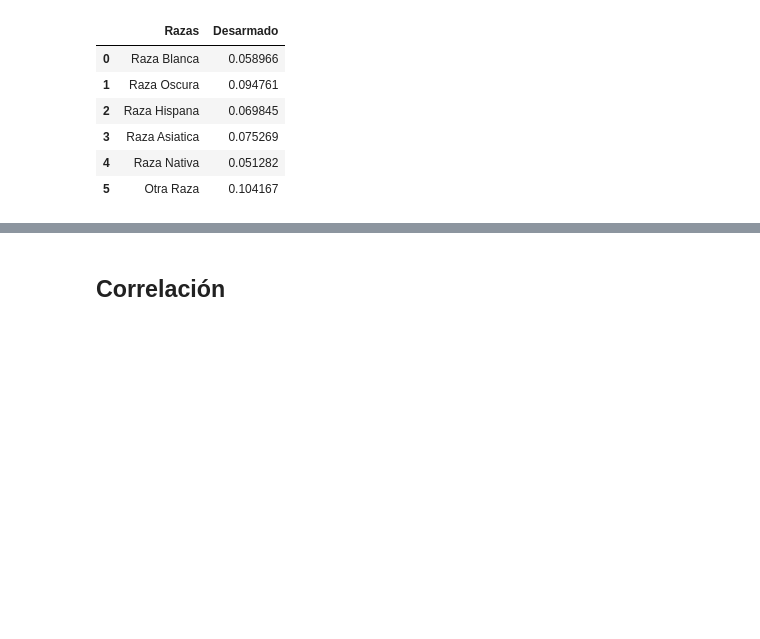
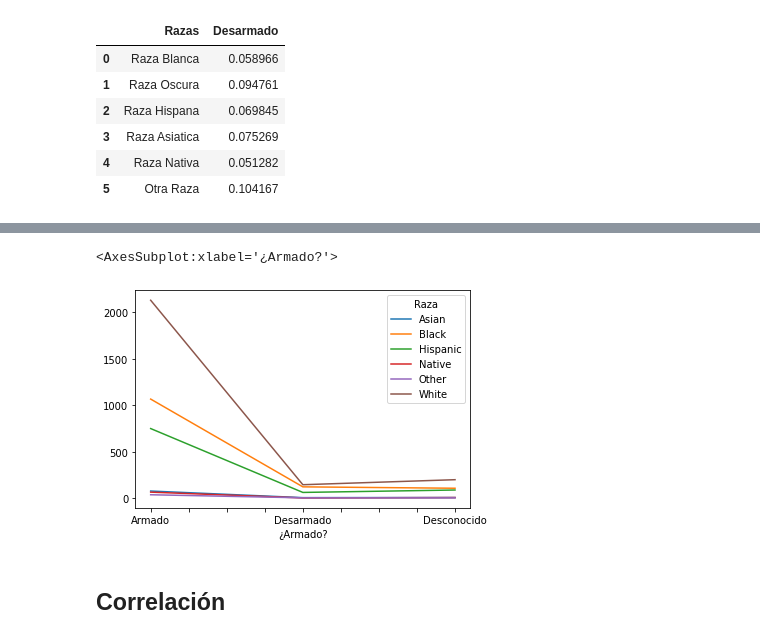
Before and after one commit to EmmanuelGalvan/MineriaDatos, a Jupyter notebook: Archivos/PIA/Visualizacion_Equipo9.ipynb, the cells around one changed output, grey strips where cells are left out. Drawn from its saved outputs; the diff is of its cells as text; code cells hidden in the pictures; blank space fills up the shorter version.

```diff
--- a/Archivos/PIA/Visualizacion_Equipo9.ipynb
+++ b/Archivos/PIA/Visualizacion_Equipo9.ipynb
@@ -294,5 +308,8 @@ Porcentaje.head(15).plot.bar(stacked = True)
 # %%
-Porcentaje.head(15).plot.line()
+Arm.head(15).plot.line()
+# %% [output]
+<AxesSubplot:xlabel='¿Armado?'>
+[figure, added]
 # %% [markdown]
 ## Correlación
 # %%
```
Also changed, not shown: parts of 36 cells of this notebook.
